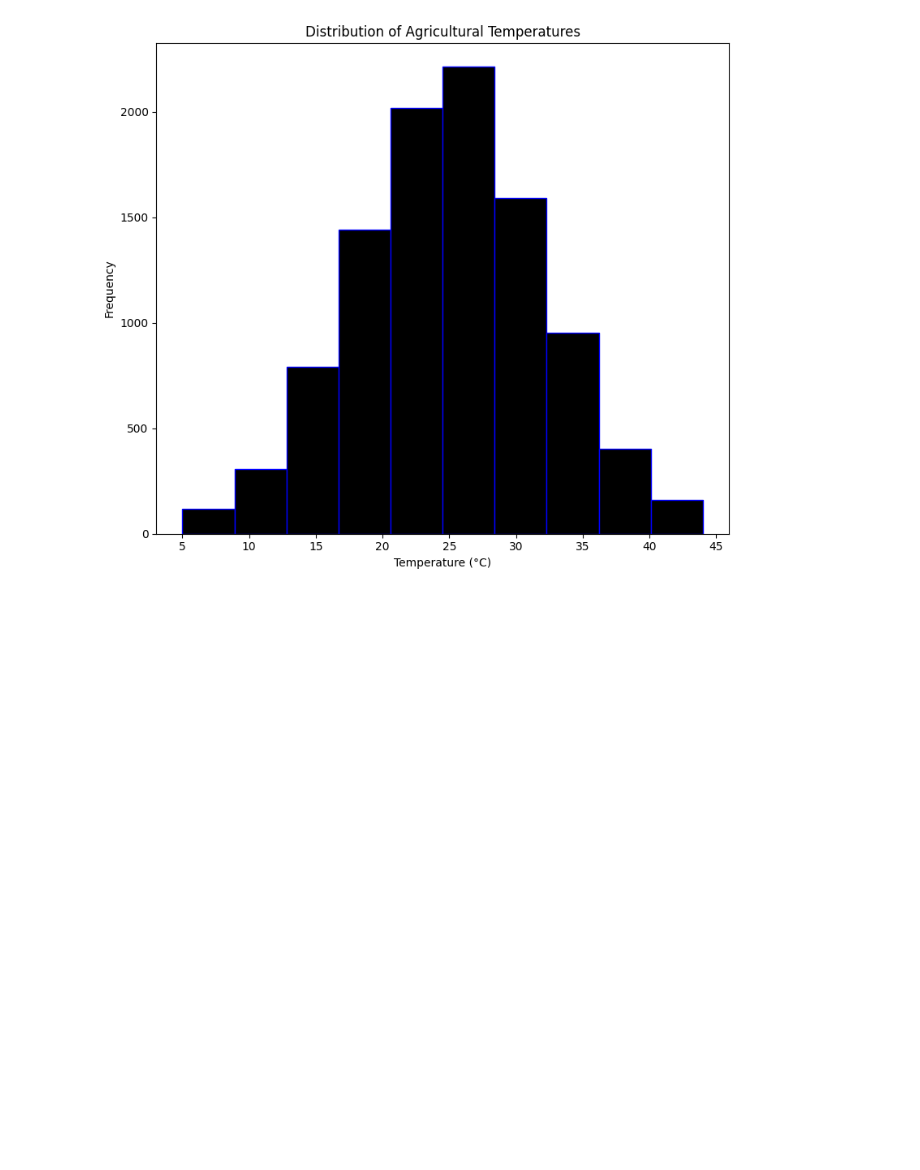
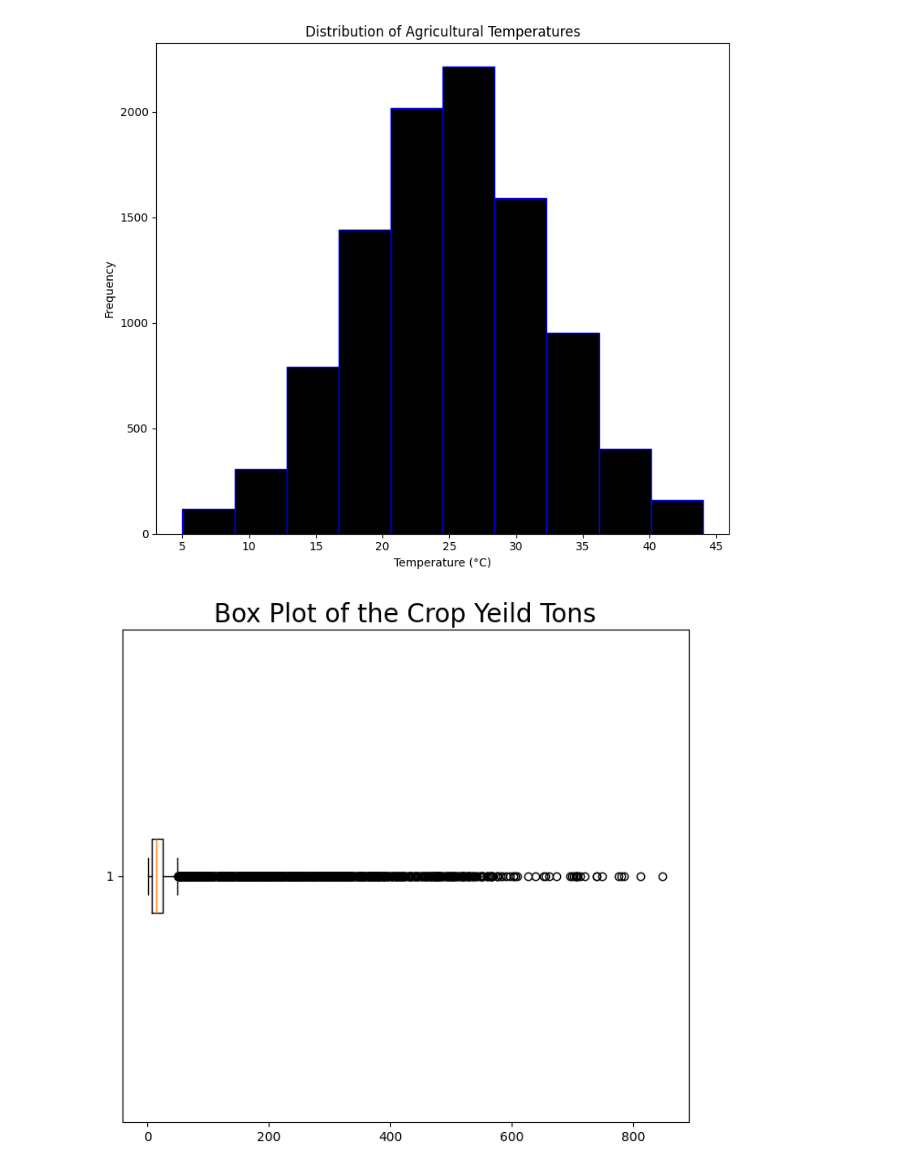
Before and after one commit to Engr-Jawad/Data-Science-Projects, a Jupyter notebook: agricultural_water_efficiency/Data_Visualaization.ipynb, the cells around one changed output. Drawn from its saved outputs; the diff is of its cells as text; code cells hidden in the pictures; blank space fills up the shorter version.

Commit message:
box plot are added

```diff
--- a/agricultural_water_efficiency/Data_Visualaization.ipynb
+++ b/agricultural_water_efficiency/Data_Visualaization.ipynb
@@ -86,3 +86,11 @@ plt.show()
 # the temprature data is normall distributed
 # %% [output]
 [figure]
+# %%
+# Compare crop yield distributions and inspect potential outliers.
+plt.figure(figsize=(8,7))
+plt.boxplot(df["Crop_Yield_Tons"],vert=False)
+plt.title("Box Plot of the Crop Yeild Tons",fontsize = 20)
+plt.show()
+# %% [output]
+[figure, added]
```
